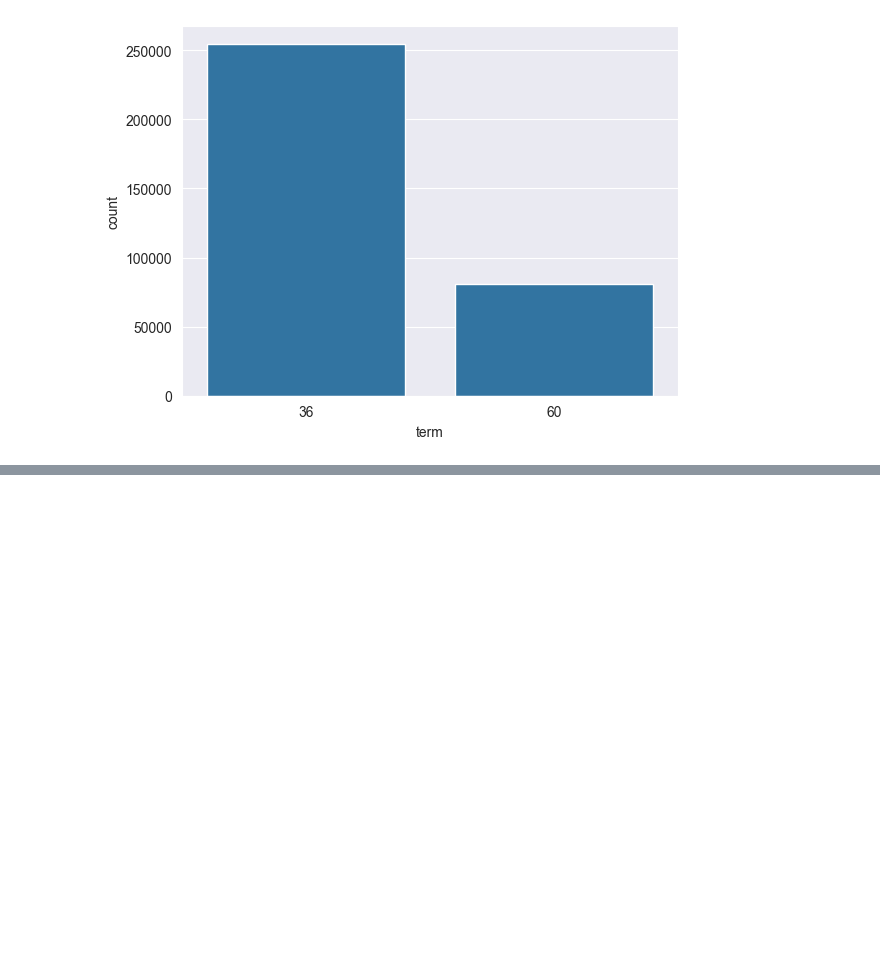
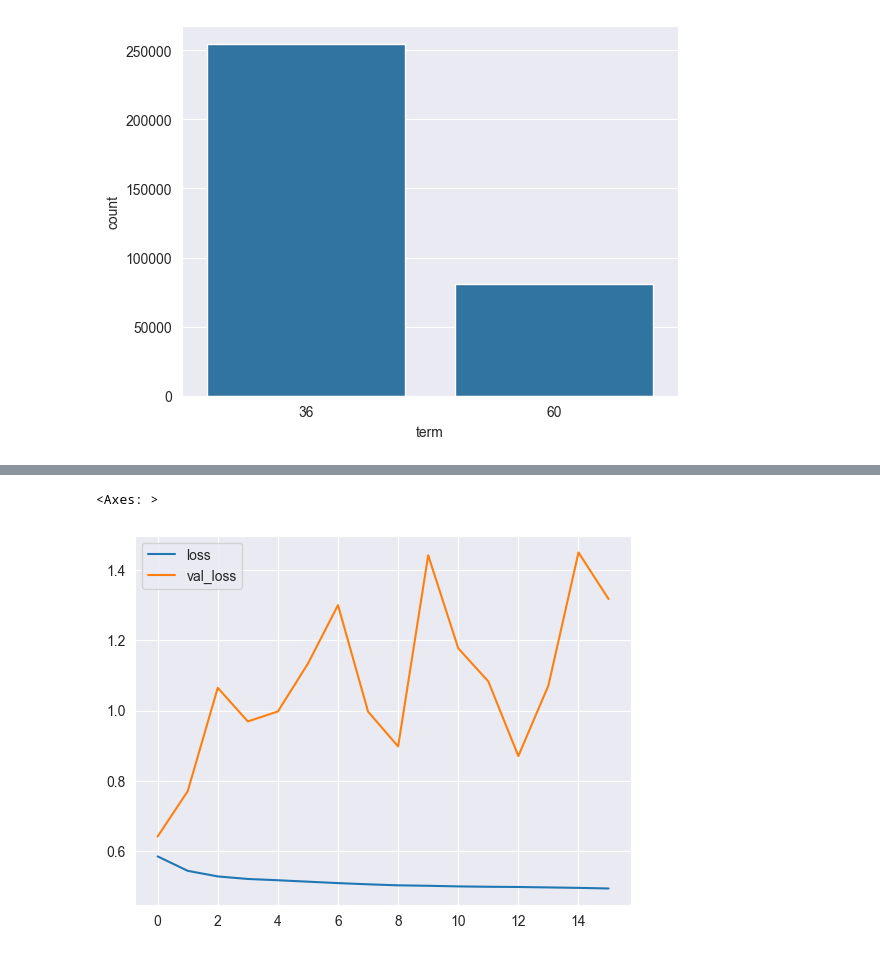
Before and after one commit to DoM1NuSS/Complete-Tensorflow-2-and-Keras-Deep-Learning-Bootcamp, a Jupyter notebook: SoloProjekat.ipynb, the cells around one changed output, grey strips where cells are left out. Saved outputs shown, nothing was run; the diff lists cells and outputs as text; code cells hidden in the pictures; blank space fills up the shorter version.

```diff
--- a/SoloProjekat.ipynb
+++ b/SoloProjekat.ipynb
@@ -124,0 +572,4 @@ sns.countplot(x=df['term'],data=df)
+# %%
+early_stopping = EarlyStopping(monitor='val_loss', patience=15, verbose=1, mode='min')
+model.fit(x=X_train, y=y_train, epochs=200, batch_size=512, validation_data=(X_test, y_test),
+          callbacks=[early_stopping], verbose=1)
@@ -124,0 +595,21 @@ sns.countplot(x=df['term'],data=df)
+# %%
+#Rekreiranje modela
+#Treniranje modela
+model = Sequential()
+
+model.add(Dense(20, activation='relu'))
+model.add(Dropout(0.2))
+model.add(Dense(20, activation='relu'))
+model.add(Dropout(0.2))
+model.add(Dense(20, activation='relu'))
+model.add(Dropout(0.2))
+model.add(Dense(20, activation='relu'))
+model.add(Dropout(0.2))
+
+#Output layer menjamo aktivacionu funkciju na sigmoidnu jer je ovo binarna klasifikacija s tim u vidu mozemo na izlazu da ocekujemo samo 0 ili 1
+model.add(Dense(1, activation='sigmoid'))
+
+model.compile(optimizer='adam', loss='binary_crossentropy')
+early_stopping = EarlyStopping(monitor='val_loss', patience=15, verbose=1, mode='min')
+model.fit(x=X_train, y=y_train, epochs=400, batch_size=64, validation_data=(X_test, y_test),
+          callbacks=[early_stopping], verbose=1)
@@ -124,0 +635,6 @@ sns.countplot(x=df['term'],data=df)
+# %%
+losses= pd.DataFrame(model.history.history)
+losses.plot()
+# %% [output]
+<Axes: >
+[figure, added]
```
Also changed, not shown: parts of 63 cells of this notebook.
